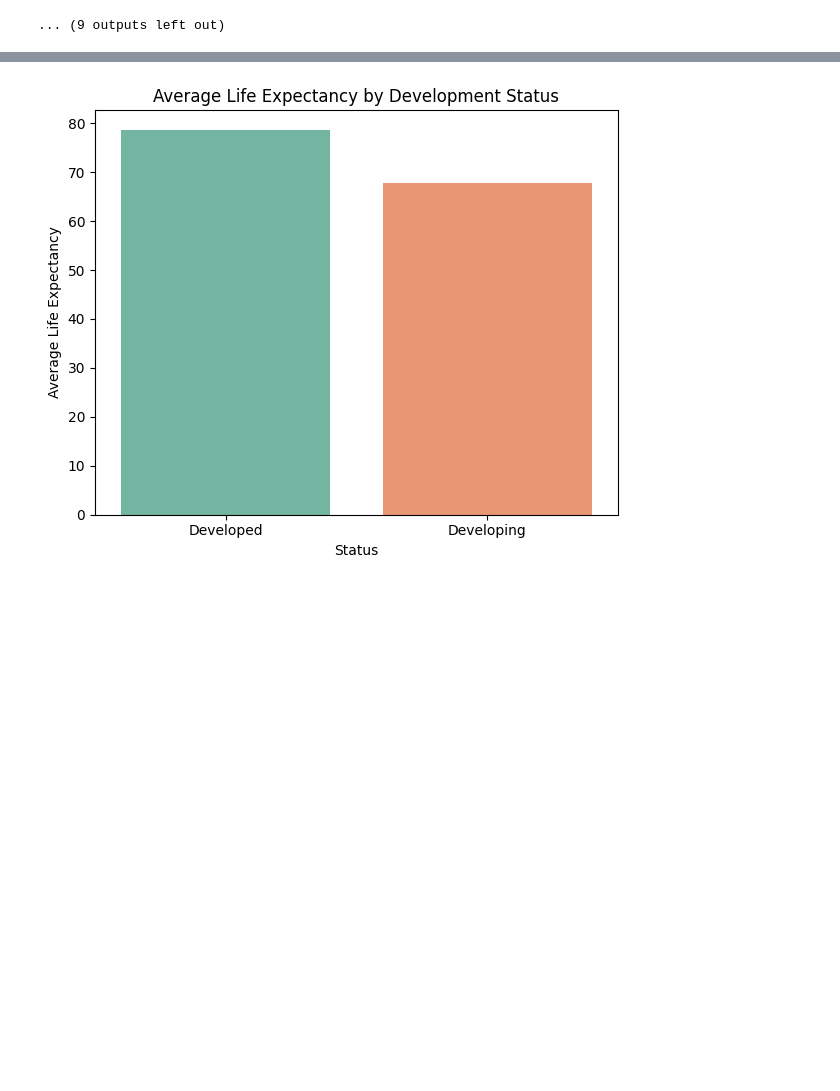
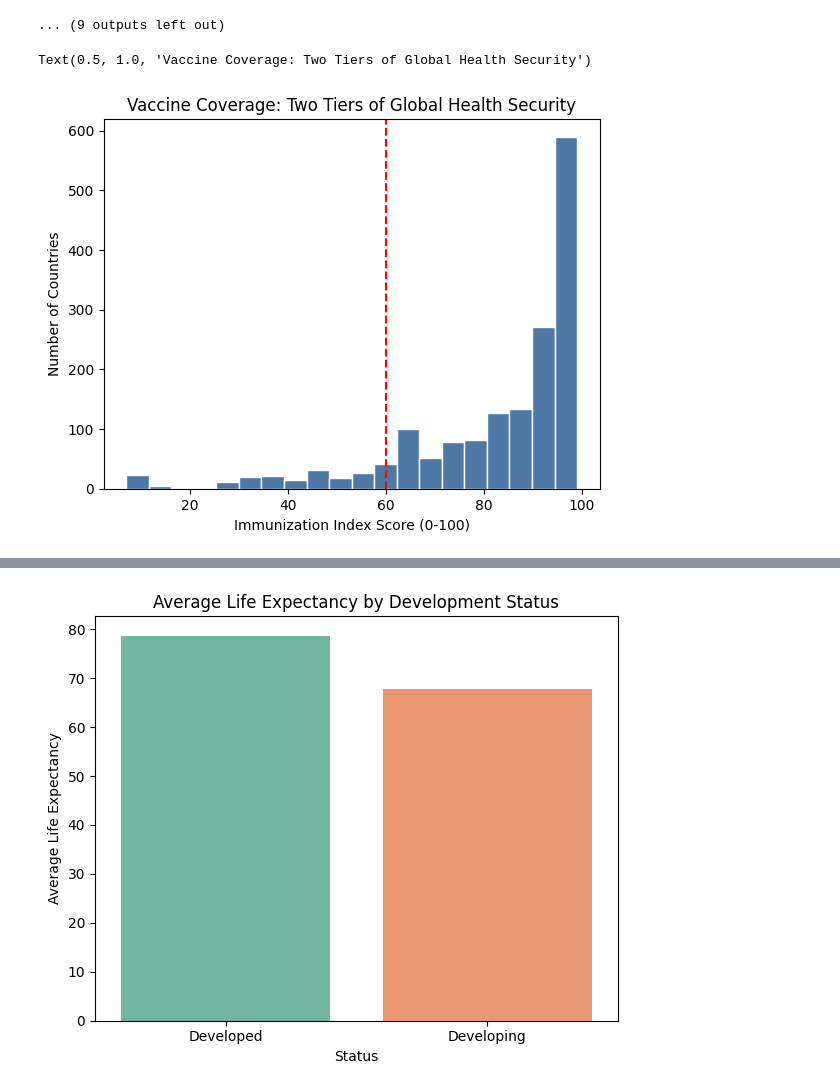
Before and after one commit to Se-babe/Swale_Sebabe_Abdu, a Jupyter notebook: Group_i/final_life_group_i.ipynb, the cells around one changed output, grey strips where cells are left out. Drawn from its saved outputs; the diff is of its cells as text; code cells hidden in the pictures; blank space fills up the shorter version.

```diff
--- a/Group_i/final_life_group_i.ipynb
+++ b/Group_i/final_life_group_i.ipynb
@@ -406,3 +441,12 @@ for col in df.select_dtypes(include='number').columns :
 [figure]
 [figure]
 ... (9 outputs left out)
+# %%
+plt.hist(df['Immunization_Index'], bins=20, color='#4e79a7', edgecolor='white')
+plt.axvline(x=60, color='red', linestyle='--', label='Minimum Herd Immunity Threshold (60)')
+plt.xlabel('Immunization Index Score (0-100)')
+plt.ylabel('Number of Countries')
+plt.title('Vaccine Coverage: Two Tiers of Global Health Security')
+# %% [output]
+Text(0.5, 1.0, 'Vaccine Coverage: Two Tiers of Global Health Security')
+[figure, added]
```
Also changed, not shown: parts of 18 cells of this notebook, 1 other file.
